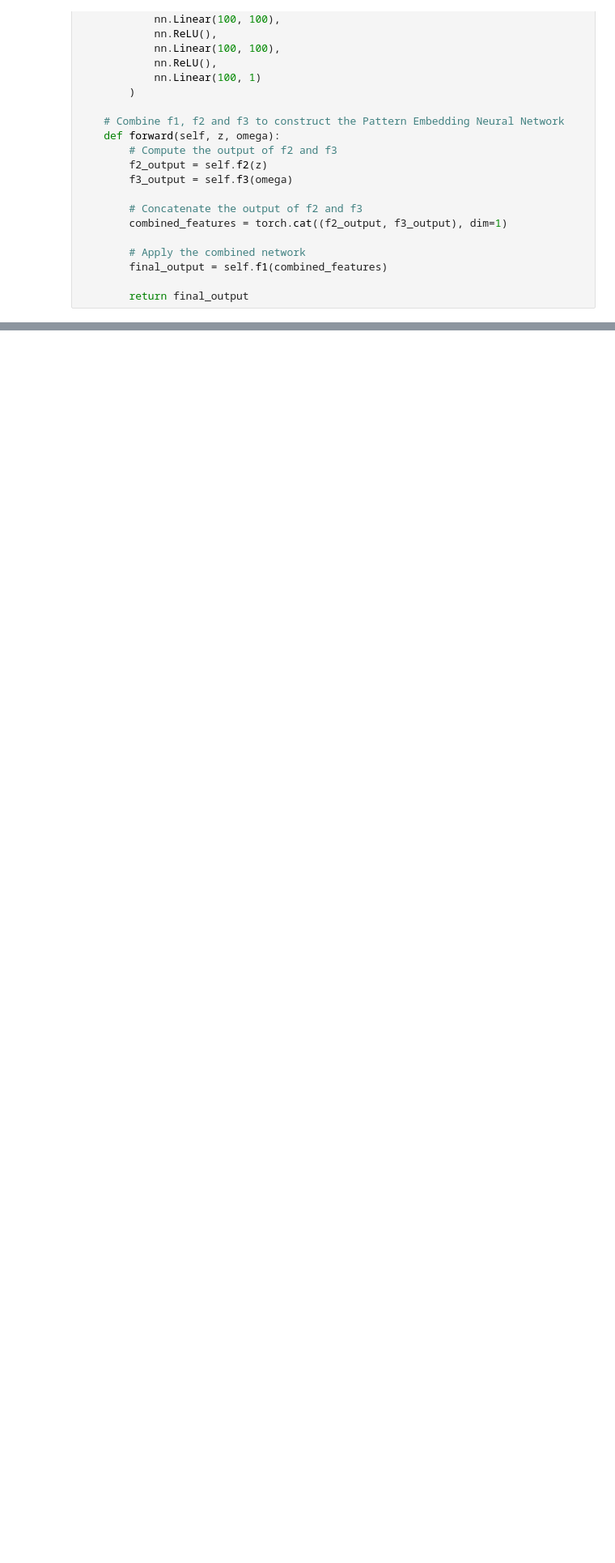
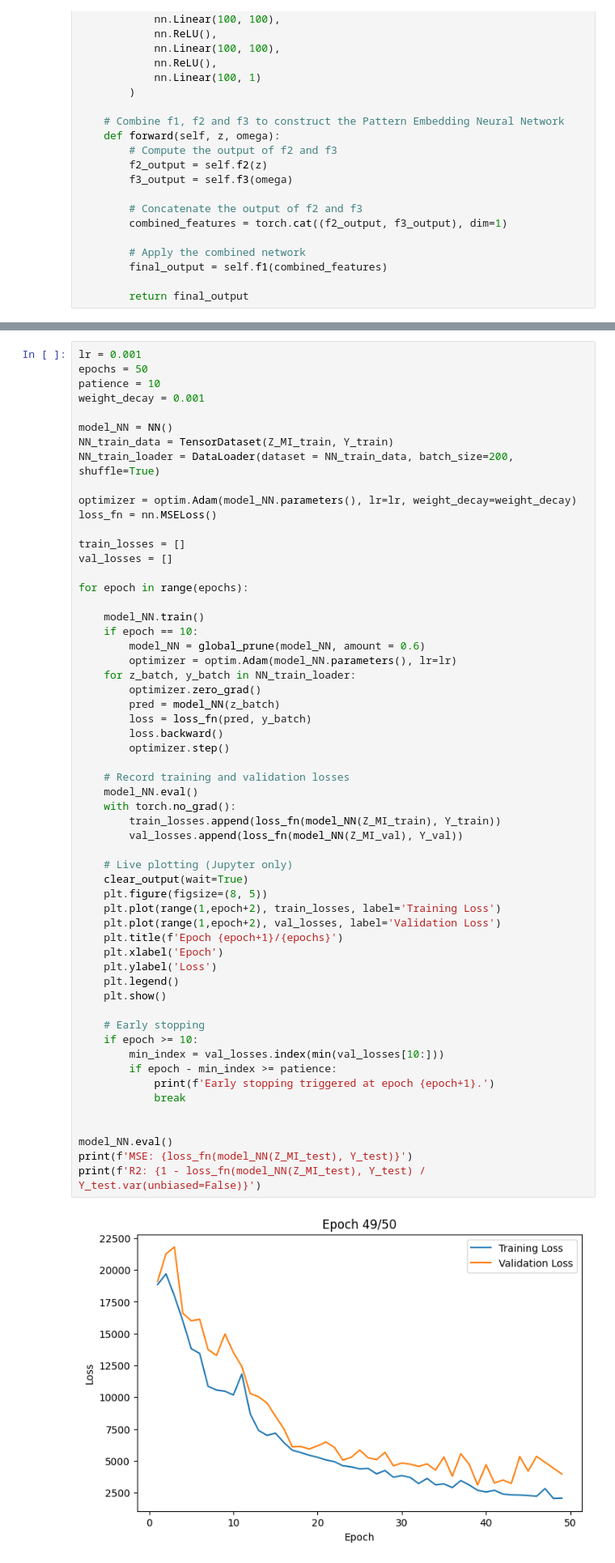
Before and after one commit to tianyima2000/DNN_missing_data, a Jupyter notebook: credit score prediction/credit_score.ipynb, the cells around one changed output, grey strips where cells are left out. Shown at 81% size. Cells and saved outputs as stored; diff of their text form; blank space fills up the shorter version.

```diff
--- a/credit score prediction/credit_score.ipynb
+++ b/credit score prediction/credit_score.ipynb
@@ -228,0 +253,59 @@ print(f'MSE: {loss_fn(model_PENN(Z_MI_test, Omega_test), Y_test)}')
+# %%
+lr = 0.001
+epochs = 50
+patience = 10
+weight_decay = 0.001
+
+model_NN = NN()
+NN_train_data = TensorDataset(Z_MI_train, Y_train)
+NN_train_loader = DataLoader(dataset = NN_train_data, batch_size=200, shuffle=True)
+
+optimizer = optim.Adam(model_NN.parameters(), lr=lr, weight_decay=weight_decay)
+loss_fn = nn.MSELoss()
+
+train_losses = []
+val_losses = []
+
+for epoch in range(epochs):
+
+    model_NN.train()
+    if epoch == 10:
+        model_NN = global_prune(model_NN, amount = 0.6)
+        optimizer = optim.Adam(model_NN.parameters(), lr=lr)
+    for z_batch, y_batch in NN_train_loader:
+        optimizer.zero_grad()
+        pred = model_NN(z_batch)
+        loss = loss_fn(pred, y_batch)
+        loss.backward()
+        optimizer.step()
+
+    # Record training and validation losses
+    model_NN.eval()
+    with torch.no_grad():
+        train_losses.append(loss_fn(model_NN(Z_MI_train), Y_train))
+        val_losses.append(loss_fn(model_NN(Z_MI_val), Y_val))
+
+    # Live plotting (Jupyter only)
+    clear_output(wait=True)
+    plt.figure(figsize=(8, 5))
+    plt.plot(range(1,epoch+2), train_losses, label='Training Loss')
+    plt.plot(range(1,epoch+2), val_losses, label='Validation Loss')
+    plt.title(f'Epoch {epoch+1}/{epochs}')
+    plt.xlabel('Epoch')
+    plt.ylabel('Loss')
+    plt.legend()
+    plt.show()
+
+    # Early stopping
+    if epoch >= 10:
+        min_index = val_losses.index(min(val_losses[10:]))
+        if epoch - min_index >= patience:
+            print(f'Early stopping triggered at epoch {epoch+1}.')
+            break
+
+
+model_NN.eval()
+print(f'MSE: {loss_fn(model_NN(Z_MI_test), Y_test)}')
+print(f'R2: {1 - loss_fn(model_NN(Z_MI_test), Y_test) / Y_test.var(unbiased=False)}')
+# %% [output]
+[figure, added]
```
Also changed, not shown: parts of 3 cells of this notebook.
